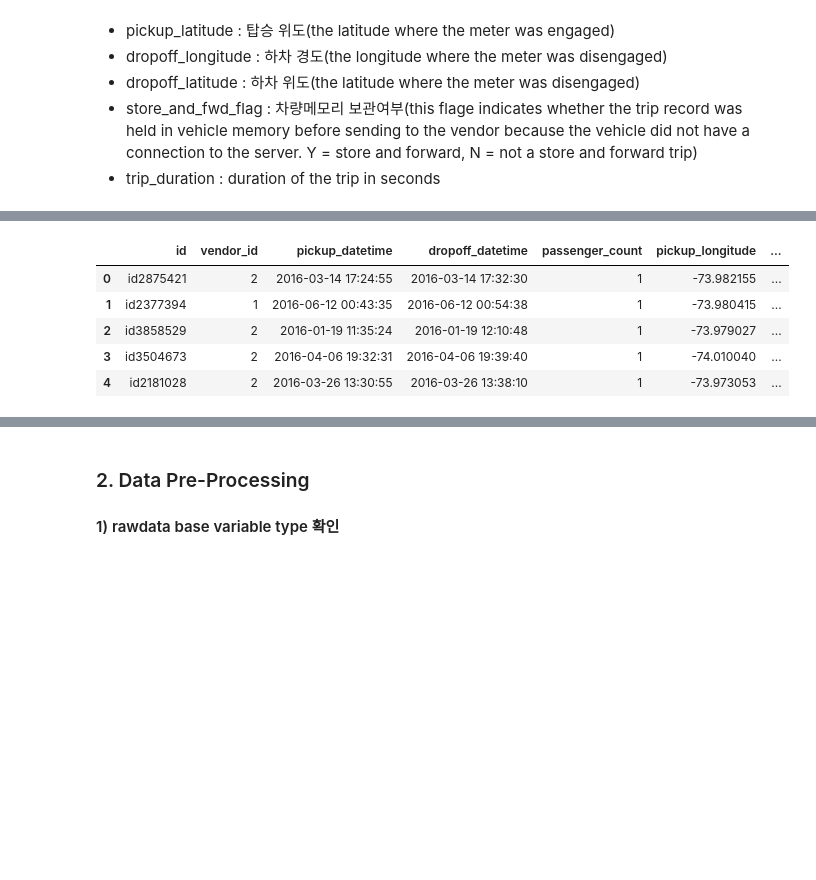
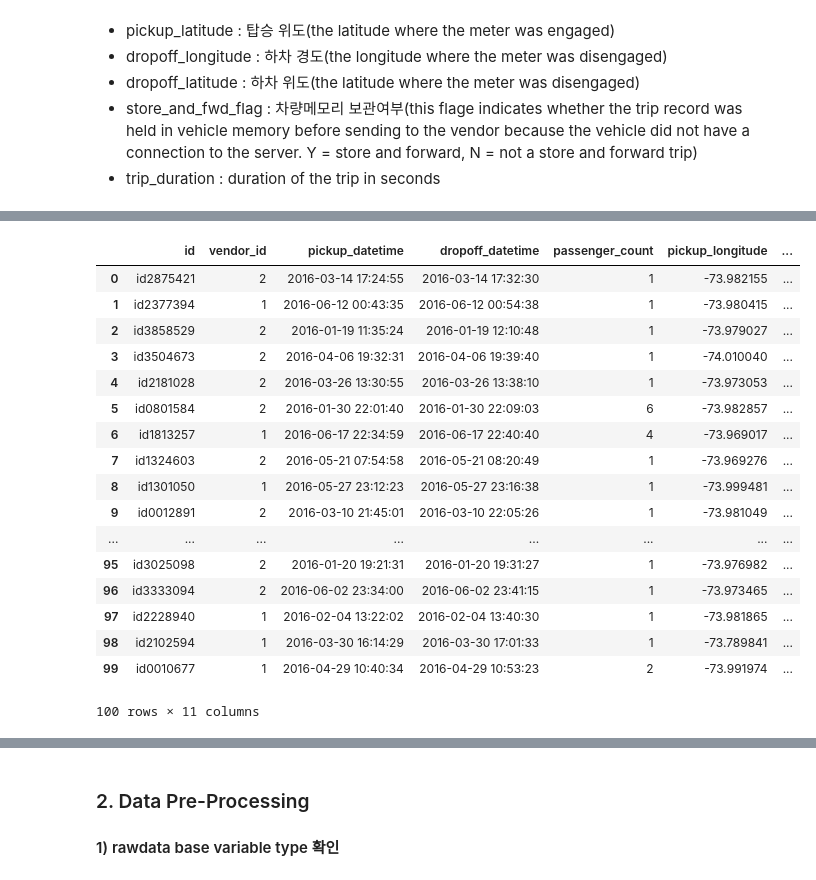
Before and after one commit to GIMINSU/nyc_taxi, a Jupyter notebook: nyc_taxi.ipynb, the cells around one changed output, grey strips where cells are left out. Drawn from its saved outputs; the diff is of its cells as text; code cells hidden in the pictures; blank space fills up the shorter version.

```diff
--- a/nyc_taxi.ipynb
+++ b/nyc_taxi.ipynb
@@ -28,12 +21,24 @@ taxi_df = pd.read_csv(taxi)
 # %%
 # dataframe의 최초 값 확인
-taxi_df.head()
+taxi_df.head(100)
 # %% [output]
 |  | id | vendor_id | pickup_datetime | dropoff_datetime | passenger_count | pickup_longitude | ... |
 | 0 | id2875421 | 2 | 2016-03-14 17:24:55 | 2016-03-14 17:32:30 | 1 | -73.982155 | ... |
 | 1 | id2377394 | 1 | 2016-06-12 00:43:35 | 2016-06-12 00:54:38 | 1 | -73.980415 | ... |
 | 2 | id3858529 | 2 | 2016-01-19 11:35:24 | 2016-01-19 12:10:48 | 1 | -73.979027 | ... |
 | 3 | id3504673 | 2 | 2016-04-06 19:32:31 | 2016-04-06 19:39:40 | 1 | -74.010040 | ... |
 | 4 | id2181028 | 2 | 2016-03-26 13:30:55 | 2016-03-26 13:38:10 | 1 | -73.973053 | ... |
+| 5 | id0801584 | 2 | 2016-01-30 22:01:40 | 2016-01-30 22:09:03 | 6 | -73.982857 | ... |
+| 6 | id1813257 | 1 | 2016-06-17 22:34:59 | 2016-06-17 22:40:40 | 4 | -73.969017 | ... |
+| 7 | id1324603 | 2 | 2016-05-21 07:54:58 | 2016-05-21 08:20:49 | 1 | -73.969276 | ... |
+| 8 | id1301050 | 1 | 2016-05-27 23:12:23 | 2016-05-27 23:16:38 | 1 | -73.999481 | ... |
+| 9 | id0012891 | 2 | 2016-03-10 21:45:01 | 2016-03-10 22:05:26 | 1 | -73.981049 | ... |
+| ... | ... | ... | ... | ... | ... | ... | ... |
+| 95 | id3025098 | 2 | 2016-01-20 19:21:31 | 2016-01-20 19:31:27 | 1 | -73.976982 | ... |
+| 96 | id3333094 | 2 | 2016-06-02 23:34:00 | 2016-06-02 23:41:15 | 1 | -73.973465 | ... |
+| 97 | id2228940 | 1 | 2016-02-04 13:22:02 | 2016-02-04 13:40:30 | 1 | -73.981865 | ... |
+| 98 | id2102594 | 1 | 2016-03-30 16:14:29 | 2016-03-30 17:01:33 | 1 | -73.789841 | ... |
+| 99 | id0010677 | 1 | 2016-04-29 10:40:34 | 2016-04-29 10:53:23 | 2 | -73.991974 | ... |
+100 rows × 11 columns
 # %%
 # dataframe의 마지막 값 확인
```
Also changed, not shown: parts of 8 cells of this notebook.
